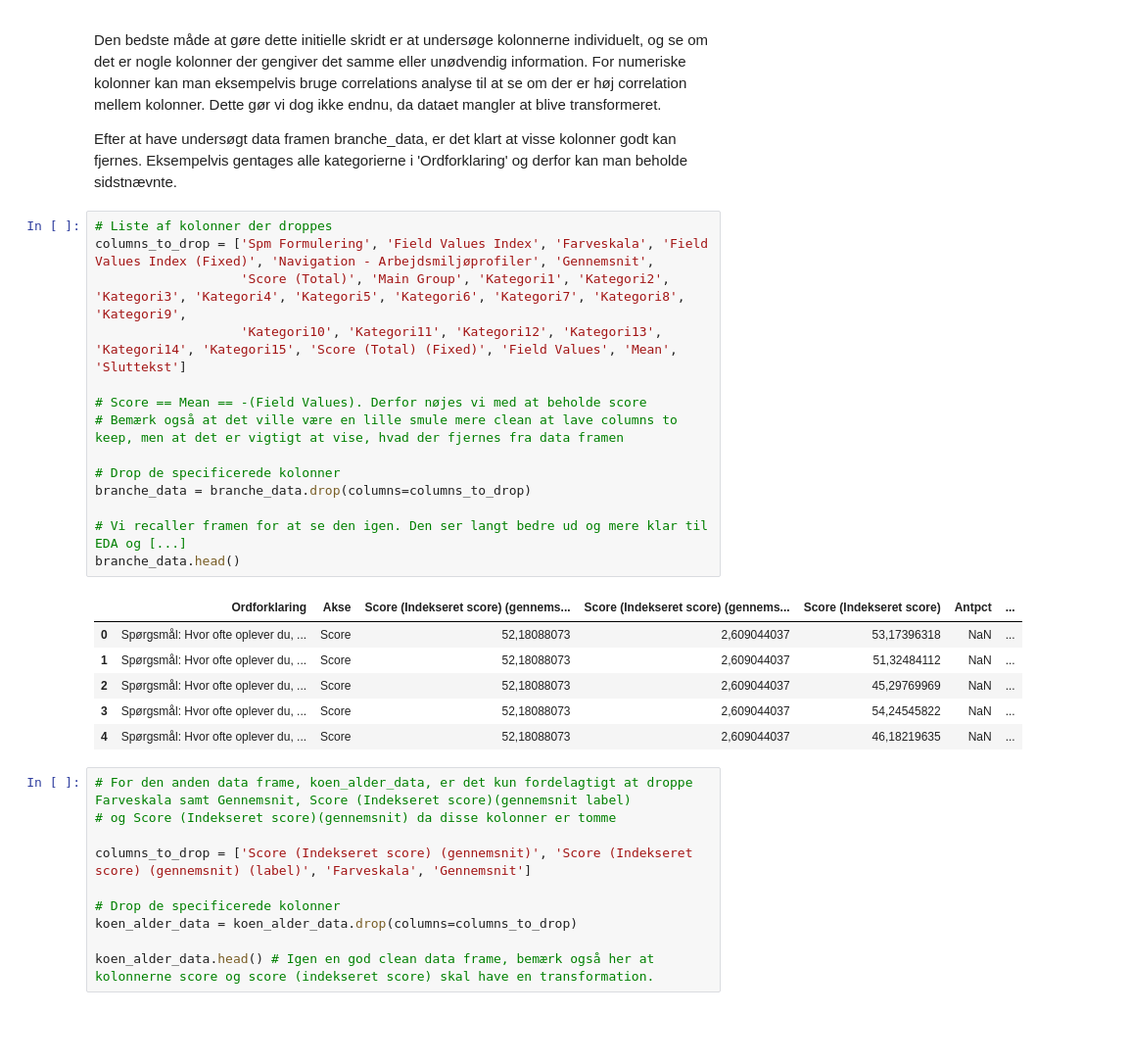
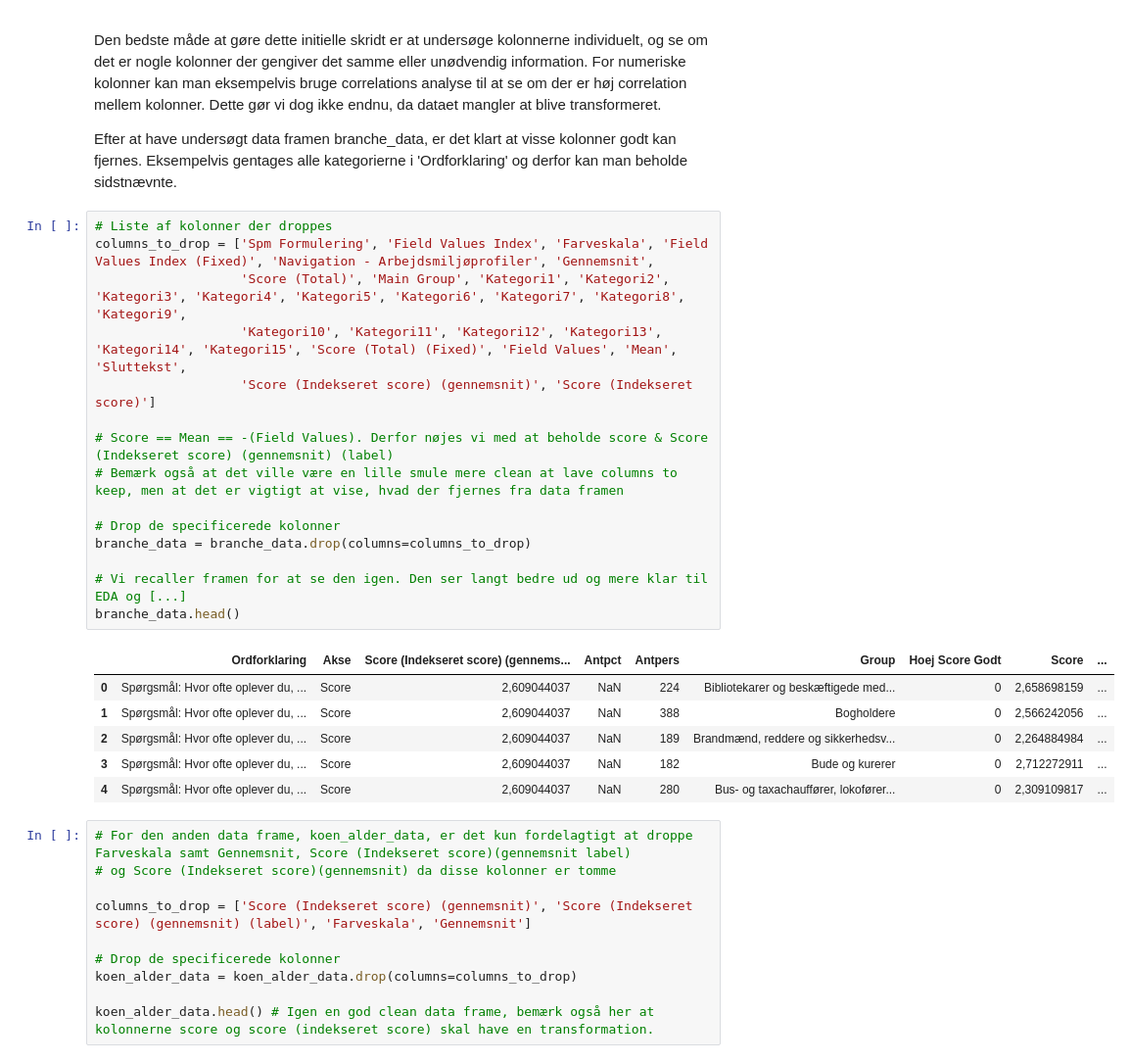
Before and after one commit to albertbanke/Case, a Jupyter notebook: analyse/analyse.ipynb, the cells around one changed output. Shown at 98% size. Drawn from its saved outputs; the diff is of its cells as text; blank space fills up the shorter version.

```diff
--- a/analyse/analyse.ipynb
+++ b/analyse/analyse.ipynb
@@ -219,24 +219,25 @@ Efter at have undersøgt data framen branche_data, er det klart at visse kolonne
 # %%
 # Liste af kolonner der droppes
 columns_to_drop = ['Spm Formulering', 'Field Values Index', 'Farveskala', 'Field Values Index (Fixed)', 'Navigation - Arbejdsmiljøprofiler', 'Gennemsnit',
                    'Score (Total)', 'Main Group', 'Kategori1', 'Kategori2', 'Kategori3', 'Kategori4', 'Kategori5', 'Kategori6', 'Kategori7', 'Kategori8', 'Kategori9',
-                   'Kategori10', 'Kategori11', 'Kategori12', 'Kategori13', 'Kategori14', 'Kategori15', 'Score (Total) (Fixed)', 'Field Values', 'Mean', 'Sluttekst']
+                   'Kategori10', 'Kategori11', 'Kategori12', 'Kategori13', 'Kategori14', 'Kategori15', 'Score (Total) (Fixed)', 'Field Values', 'Mean', 'Sluttekst',
+                   'Score (Indekseret score) (gennemsnit)', 'Score (Indekseret score)']
 
-# Score == Mean == -(Field Values). Derfor nøjes vi med at beholde score
+# Score == Mean == -(Field Values). Derfor nøjes vi med at beholde score & Score (Indekseret score) (gennemsnit) (label)
 # Bemærk også at det ville være en lille smule mere clean at lave columns to keep, men at det er vigtigt at vise, hvad der fjernes fra data framen
 
 # Drop de specificerede kolonner
 branche_data = branche_data.drop(columns=columns_to_drop)
 
 # Vi recaller framen for at se den igen. Den ser langt bedre ud og mere klar til EDA og [...]
 branche_data.head()
 # %% [output]
-|  | Ordforklaring | Akse | Score (Indekseret score) (gennems... | Score (Indekseret score) (gennems... | Score (Indekseret score) | Antpct | ... |
-| 0 | Spørgsmål: Hvor ofte oplever du, ... | Score | 52,18088073 | 2,609044037 | 53,17396318 | NaN | ... |
-| 1 | Spørgsmål: Hvor ofte oplever du, ... | Score | 52,18088073 | 2,609044037 | 51,32484112 | NaN | ... |
-| 2 | Spørgsmål: Hvor ofte oplever du, ... | Score | 52,18088073 | 2,609044037 | 45,29769969 | NaN | ... |
-| 3 | Spørgsmål: Hvor ofte oplever du, ... | Score | 52,18088073 | 2,609044037 | 54,24545822 | NaN | ... |
-| 4 | Spørgsmål: Hvor ofte oplever du, ... | Score | 52,18088073 | 2,609044037 | 46,18219635 | NaN | ... |
+|  | Ordforklaring | Akse | Score (Indekseret score) (gennems... | Antpct | Antpers | Group | Hoej Score Godt | Score | ... |
+| 0 | Spørgsmål: Hvor ofte oplever du, ... | Score | 2,609044037 | NaN | 224 | Bibliotekarer og beskæftigede med... | 0 | 2,658698159 | ... |
+| 1 | Spørgsmål: Hvor ofte oplever du, ... | Score | 2,609044037 | NaN | 388 | Bogholdere | 0 | 2,566242056 | ... |
+| 2 | Spørgsmål: Hvor ofte oplever du, ... | Score | 2,609044037 | NaN | 189 | Brandmænd, reddere og sikkerhedsv... | 0 | 2,264884984 | ... |
+| 3 | Spørgsmål: Hvor ofte oplever du, ... | Score | 2,609044037 | NaN | 182 | Bude og kurerer | 0 | 2,712272911 | ... |
+| 4 | Spørgsmål: Hvor ofte oplever du, ... | Score | 2,609044037 | NaN | 280 | Bus- og taxachauffører, lokofører... | 0 | 2,309109817 | ... |
 # %%
 # For den anden data frame, koen_alder_data, er det kun fordelagtigt at droppe Farveskala samt Gennemsnit, Score (Indekseret score)(gennemsnit label)
 # og Score (Indekseret score)(gennemsnit) da disse kolonner er tomme
```
Also changed, not shown: parts of 11 cells of this notebook.
